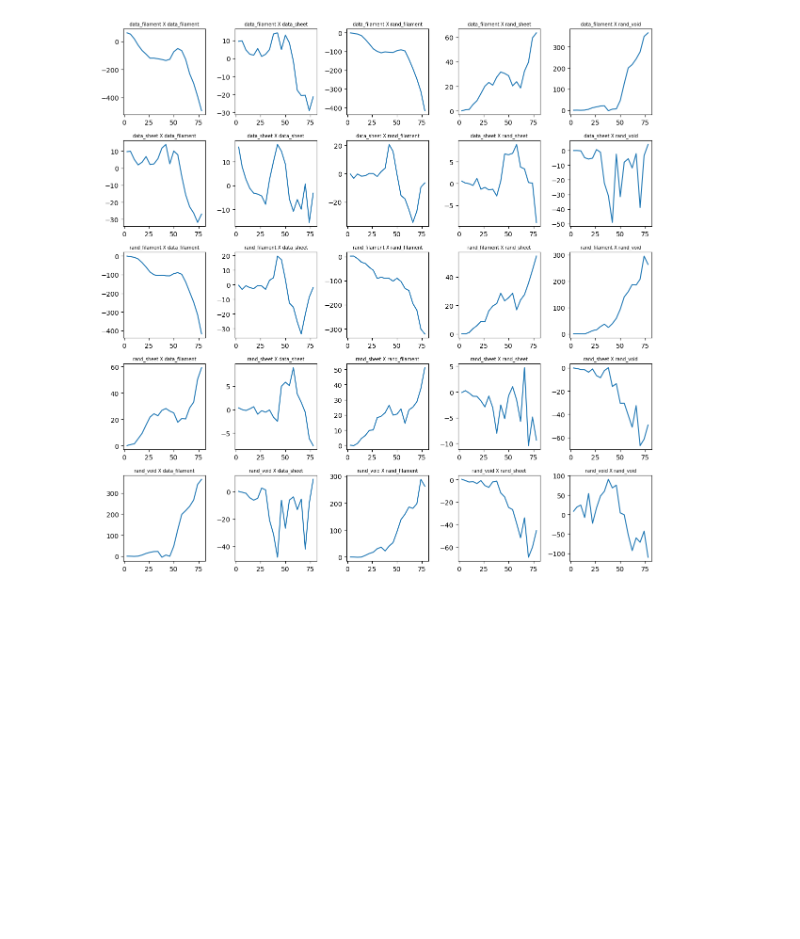
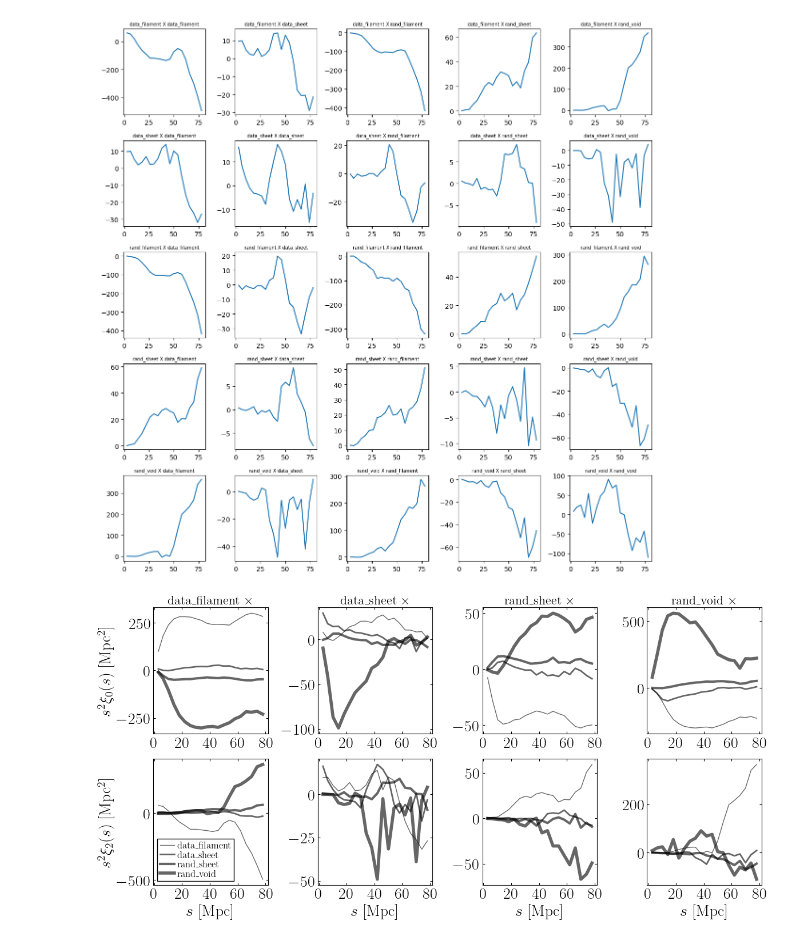
Before and after one commit to forero/DelaunayASTRA, a Jupyter notebook: nb/cross_correlation_pycorr.ipynb, the cells around one changed output. Drawn from its saved outputs; the diff is of its cells as text; code cells hidden in the pictures; blank space fills up the shorter version.

Commit message:
plot for the paper

```diff
--- a/nb/cross_correlation_pycorr.ipynb
+++ b/nb/cross_correlation_pycorr.ipynb
@@ -2,6 +2,8 @@
 import numpy as np
 import matplotlib.pyplot as plt
 import pycorr
+# %%
+plt.style.use("astroandes.mplstyle")
 # %%
 def web_classification(n_data, n_random):
     assert len(n_data) == len(n_random)
@@ -274,3 +276,43 @@ for A in all_names:
 plt.tight_layout()
 # %% [output]
 [figure]
+# %%
+plt.figure(figsize=(12,6))
+i = 1
+all_names = ['data_filament', 'data_sheet', 'rand_sheet', 'rand_void']
+for A in all_names:
+    plt.subplot(2,4,i)
+    i += 1
+    j = 1
+    for B in all_names:
+        name = A+'_'+B
+        plt.plot(s, xiell[name][0]*s*s, linewidth=j*1.0, label=B, color='black', alpha=0.6)
+        title = A + ' '+ r'$\times$'
+        plt.title(title, fontsize=16)
+        j += 1
+    if i==2:
+        plt.ylabel(r"$s^2\xi_0(s)$ [Mpc$^{2}$]")
+    #    plt.legend(fontsize=6, loc=1)
+    plt.xticks(np.linspace(0,80,5))
+
+
+for A in all_names:
+    plt.subplot(2,4,i)
+    i += 1
+    j = 1
+    for B in all_names:
+        name = A+'_'+B
+        plt.plot(s, xiell[name][1]*s*s, linewidth=j*1.0, label=B, color='black', alpha=0.6)
+        #title = A + ' '+ r'$\times$'
+        #plt.title(title, fontsize=10)
+        j += 1
+    if i==6:
+        plt.legend(fontsize=12, loc=3)
+        plt.ylabel(r"$s^2\xi_2(s)$ [Mpc$^{2}$]")
+    plt.xticks(np.linspace(0,80,5))
+    plt.xlabel("$s$ [Mpc]")
+
+plt.tight_layout()
+plt.savefig('cross_self_correlations.pdf')
+# %% [output]
+[figure, added]
```
